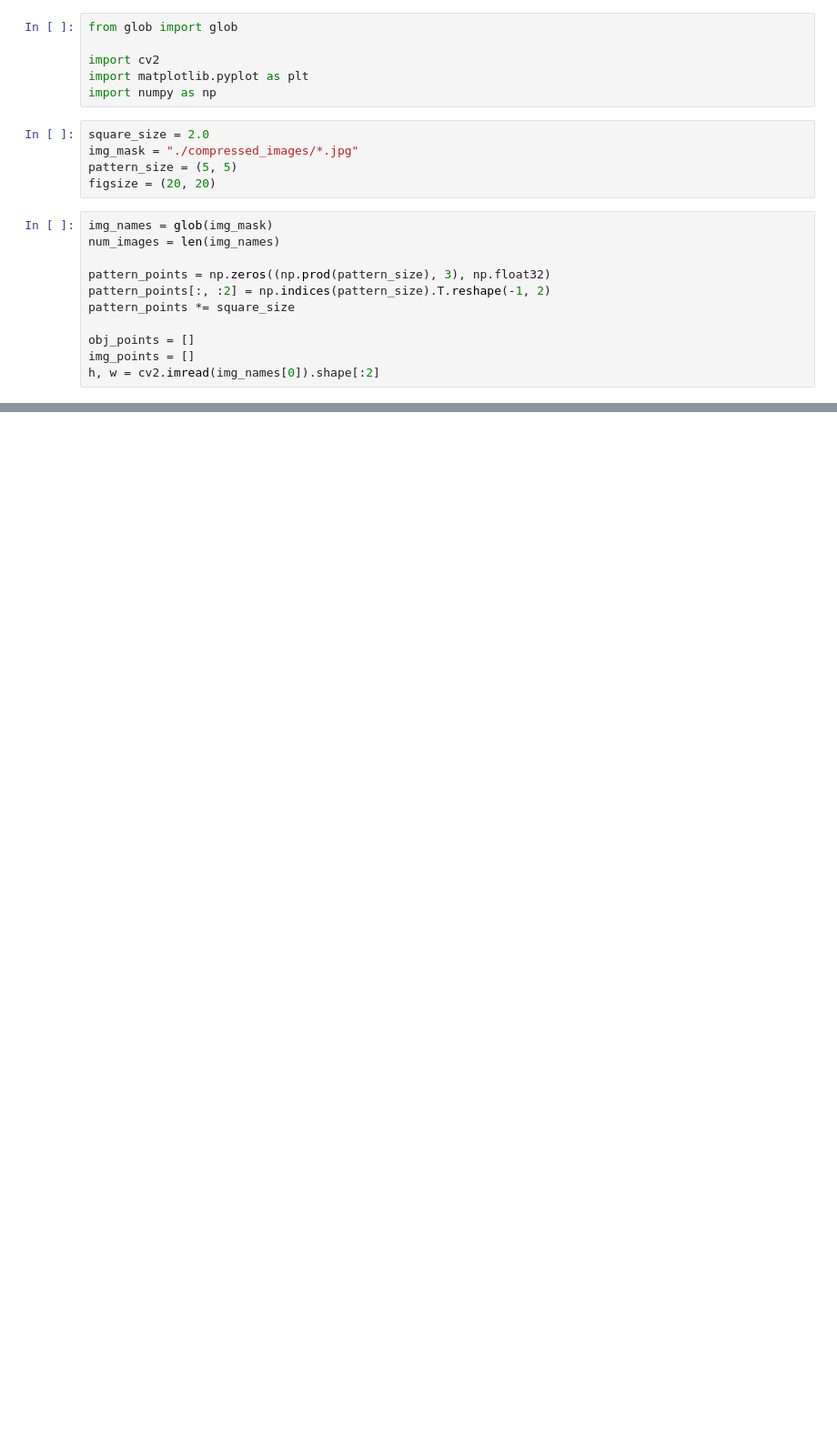
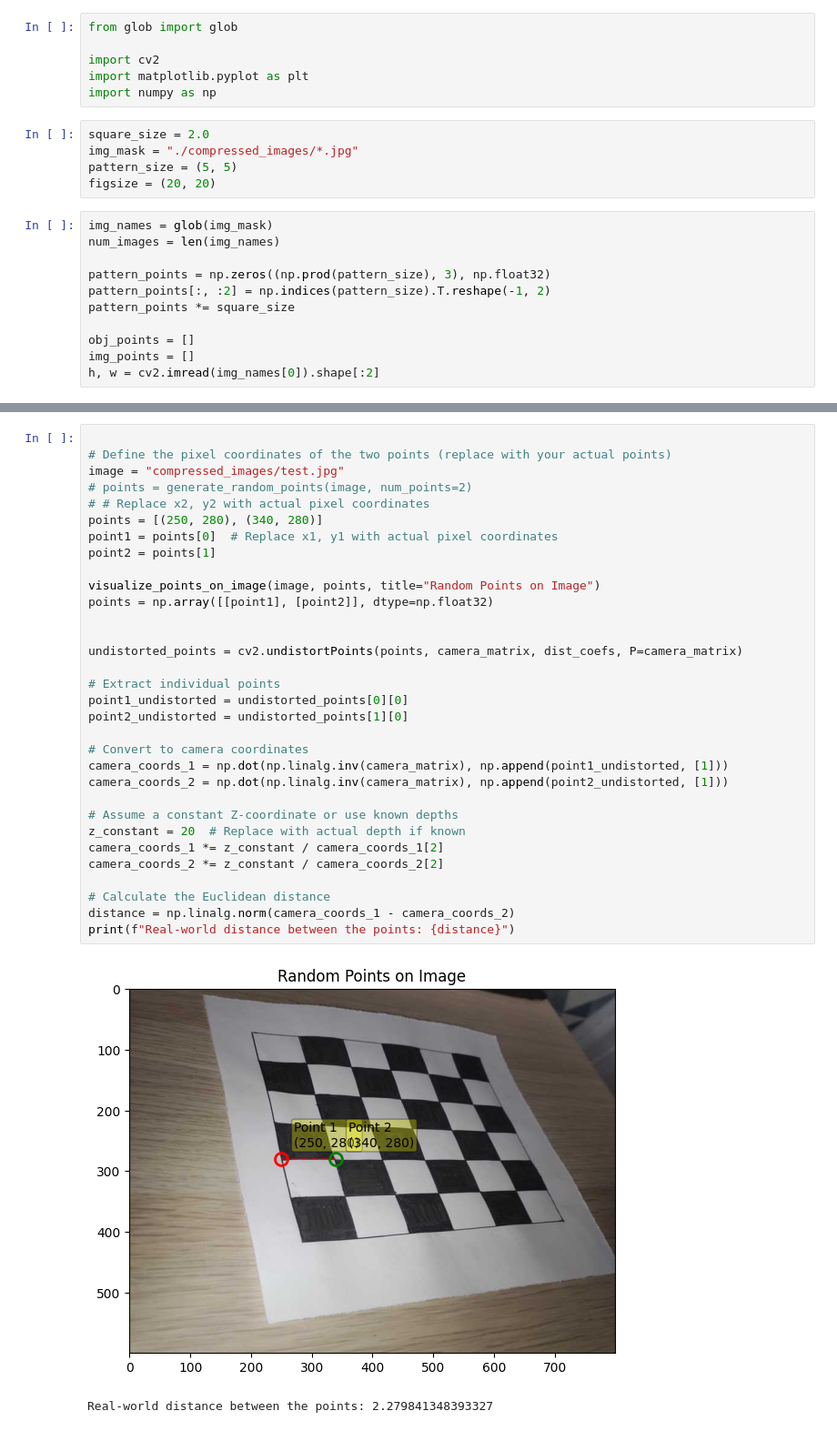
Before and after one commit to FenAbdel/Calibration-image, a Jupyter notebook: main.ipynb, the cells around one changed output, grey strips where cells are left out. Shown at 91% size. Cells and saved outputs as stored; diff of their text form; blank space fills up the shorter version.

```diff
--- a/main.ipynb
+++ b/main.ipynb
@@ -112,0 +192,35 @@ distortion coefficients:  [ 8.05895509e-01 -7.39319606e+00 -1.74839456e-02 -4.30
+# %%
+
+# Define the pixel coordinates of the two points (replace with your actual points)
+image = "compressed_images/test.jpg"
+# points = generate_random_points(image, num_points=2)
+# # Replace x2, y2 with actual pixel coordinates
+points = [(250, 280), (340, 280)]
+point1 = points[0]  # Replace x1, y1 with actual pixel coordinates
+point2 = points[1]
+
+visualize_points_on_image(image, points, title="Random Points on Image")
+points = np.array([[point1], [point2]], dtype=np.float32)
+
+
+undistorted_points = cv2.undistortPoints(points, camera_matrix, dist_coefs, P=camera_matrix)
+
+# Extract individual points
+point1_undistorted = undistorted_points[0][0]
+point2_undistorted = undistorted_points[1][0]
+
+# Convert to camera coordinates
+camera_coords_1 = np.dot(np.linalg.inv(camera_matrix), np.append(point1_undistorted, [1]))
+camera_coords_2 = np.dot(np.linalg.inv(camera_matrix), np.append(point2_undistorted, [1]))
+
+# Assume a constant Z-coordinate or use known depths
+z_constant = 20  # Replace with actual depth if known
+camera_coords_1 *= z_constant / camera_coords_1[2]
+camera_coords_2 *= z_constant / camera_coords_2[2]
+
+# Calculate the Euclidean distance
+distance = np.linalg.norm(camera_coords_1 - camera_coords_2)
+print(f"Real-world distance between the points: {distance}")
+# %% [output]
+[figure, added]
+Real-world distance between the points: 2.279841348393327
```
Also changed, not shown: parts of 5 cells of this notebook, 3 other files.
